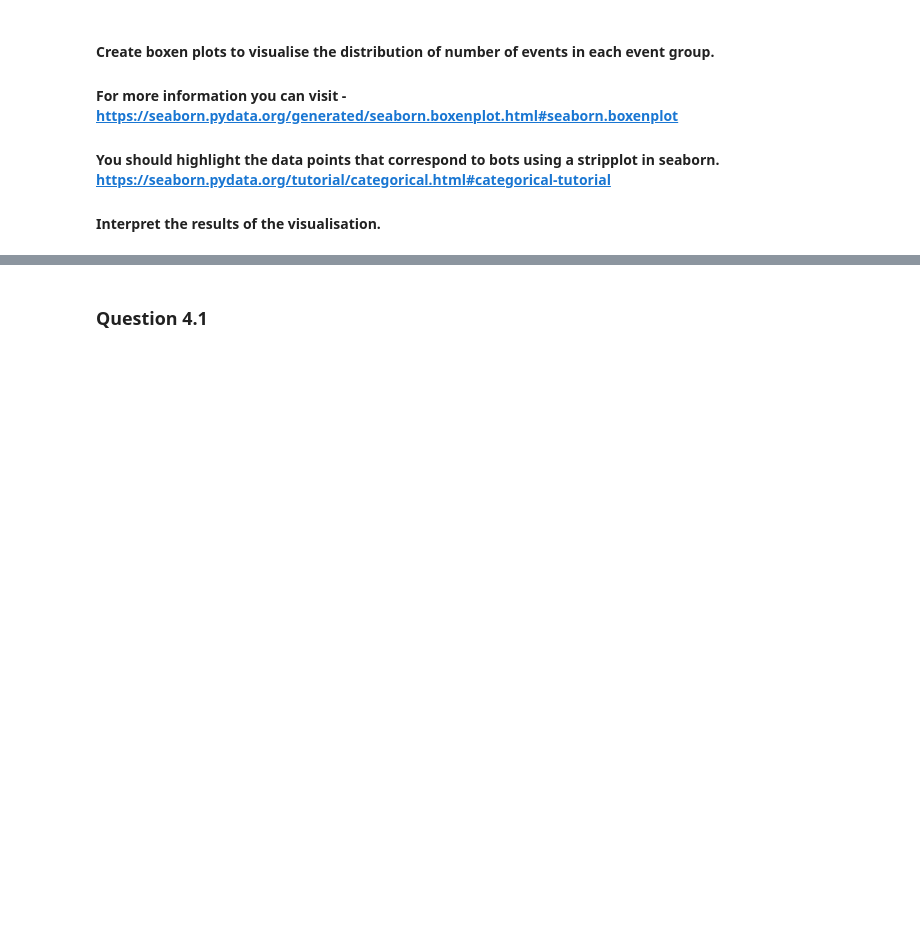
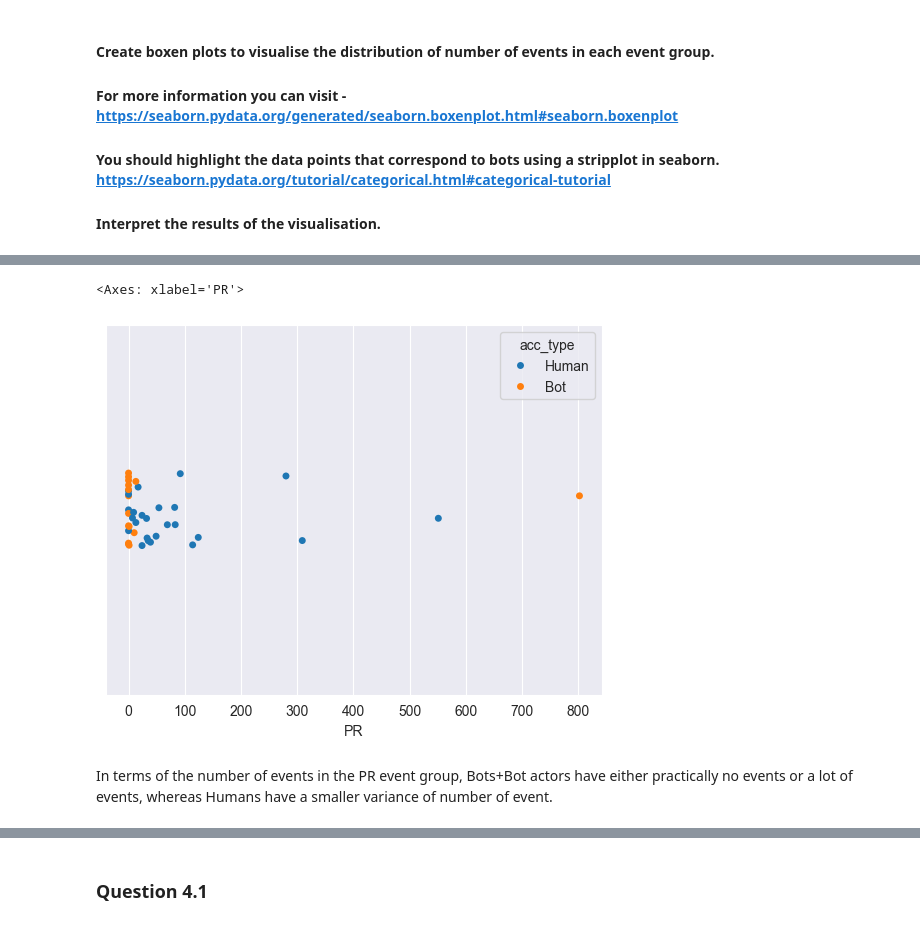
Before and after one commit to Oz-NoXIII/Software_Evolution_TP_bots, a Jupyter notebook: TP_bots_template.ipynb, the cells around one changed output, grey strips where cells are left out. Saved outputs shown, nothing was run; the diff lists cells and outputs as text; code cells hidden in the pictures; blank space fills up the shorter version.

```diff
--- a/TP_bots_template.ipynb
+++ b/TP_bots_template.ipynb
@@ -700,2 +911,9 @@ df_medians.pivot(index='acc_type', columns='event_group', values='median')#.rese
+# %%
+sns.stripplot(data=event_from_PR, x='PR', hue='acc_type')
+# %% [output]
+<Axes: xlabel='PR'>
+[figure, added]
+# %% [markdown]
+In terms of the number of events in the PR event group, Bots+Bot actors have either practically no events or a lot of events, whereas Humans have a smaller variance of number of event.
 # %%
 # YOUR CODE BELOW - Visualise number of events from issue event group
```
Also changed, not shown: parts of 38 cells of this notebook.
